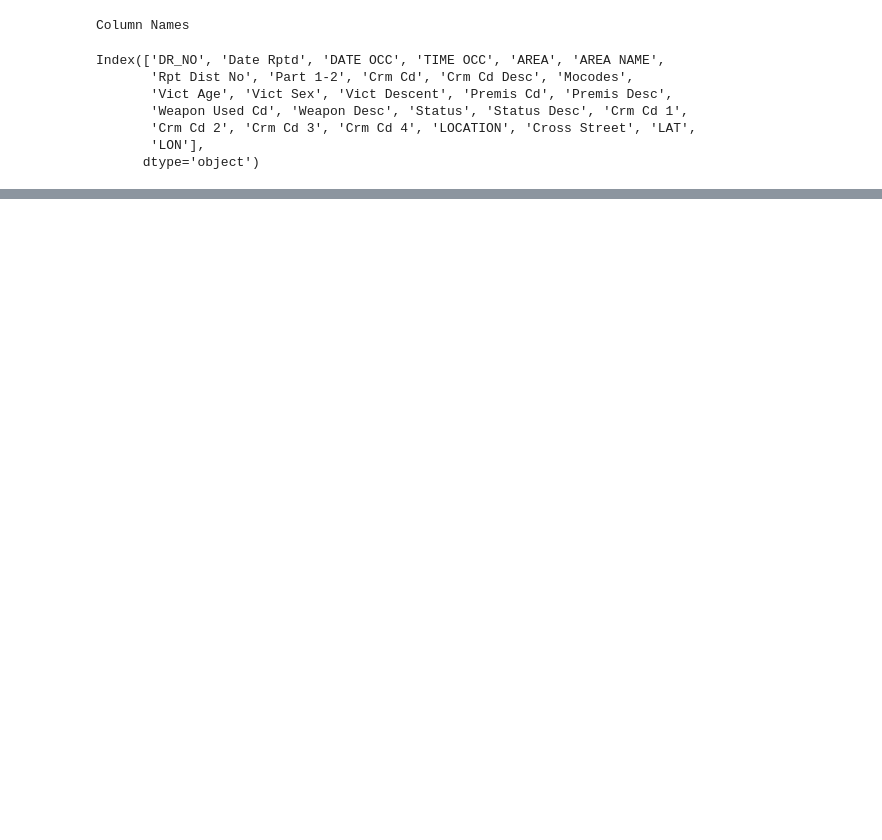
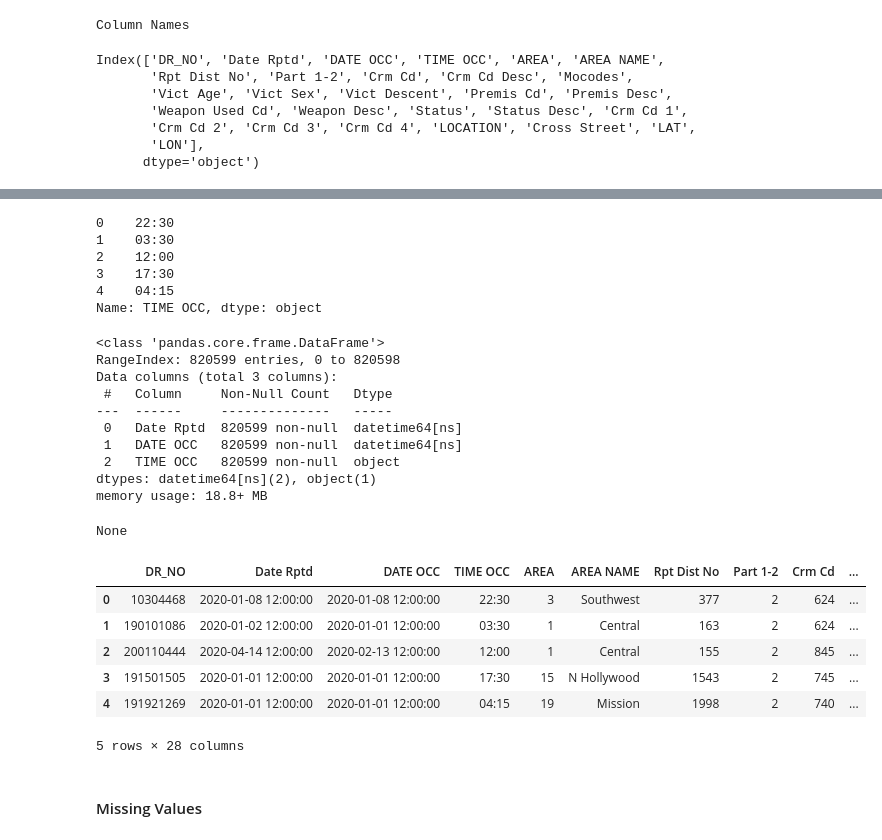
Before and after one commit to RishabhHM/Analyzing-Crime-In-LA, a Jupyter notebook: Crime_In_LA.ipynb, the cells around one changed output, grey strips where cells are left out. Cells and saved outputs as stored; diff of their text form; code cells hidden in the pictures; blank space fills up the shorter version.

```diff
--- a/Crime_In_LA.ipynb
+++ b/Crime_In_LA.ipynb
@@ -114,0 +133,36 @@ Index(['DR_NO', 'Date Rptd', 'DATE OCC', 'TIME OCC', 'AREA', 'AREA NAME',
+# %%
+df['TIME OCC'] = df['TIME OCC'].apply(lambda x : str(x).zfill(4))
+df['TIME OCC'] = df['TIME OCC'].apply(lambda x : x[:2] + ':' + x[2:])
+df['TIME OCC'].head()
+# %% [output]
+0    22:30
+1    03:30
+2    12:00
+3    17:30
+4    04:15
+Name: TIME OCC, dtype: object
+# %%
+# Viewing Dataframe after Data Type change
+display(df.iloc[:, [1,2,3]].info())
+df.head()
+# %% [output]
+<class 'pandas.core.frame.DataFrame'>
+RangeIndex: 820599 entries, 0 to 820598
+Data columns (total 3 columns):
+ #   Column     Non-Null Count   Dtype
+---  ------     --------------   -----
+ 0   Date Rptd  820599 non-null  datetime64[ns]
+ 1   DATE OCC   820599 non-null  datetime64[ns]
+ 2   TIME OCC   820599 non-null  object
+dtypes: datetime64[ns](2), object(1)
+memory usage: 18.8+ MB
+None
+|  | DR_NO | Date Rptd | DATE OCC | TIME OCC | AREA | AREA NAME | Rpt Dist No | Part 1-2 | Crm Cd | ... |
+| 0 | 10304468 | 2020-01-08 12:00:00 | 2020-01-08 12:00:00 | 22:30 | 3 | Southwest | 377 | 2 | 624 | ... |
+| 1 | 190101086 | 2020-01-02 12:00:00 | 2020-01-01 12:00:00 | 03:30 | 1 | Central | 163 | 2 | 624 | ... |
+| 2 | 200110444 | 2020-04-14 12:00:00 | 2020-02-13 12:00:00 | 12:00 | 1 | Central | 155 | 2 | 845 | ... |
+| 3 | 191501505 | 2020-01-01 12:00:00 | 2020-01-01 12:00:00 | 17:30 | 15 | N Hollywood | 1543 | 2 | 745 | ... |
+| 4 | 191921269 | 2020-01-01 12:00:00 | 2020-01-01 12:00:00 | 04:15 | 19 | Mission | 1998 | 2 | 740 | ... |
+5 rows × 28 columns
+# %% [markdown]
+#### Missing Values
```
Also changed, not shown: parts of 14 cells of this notebook.
